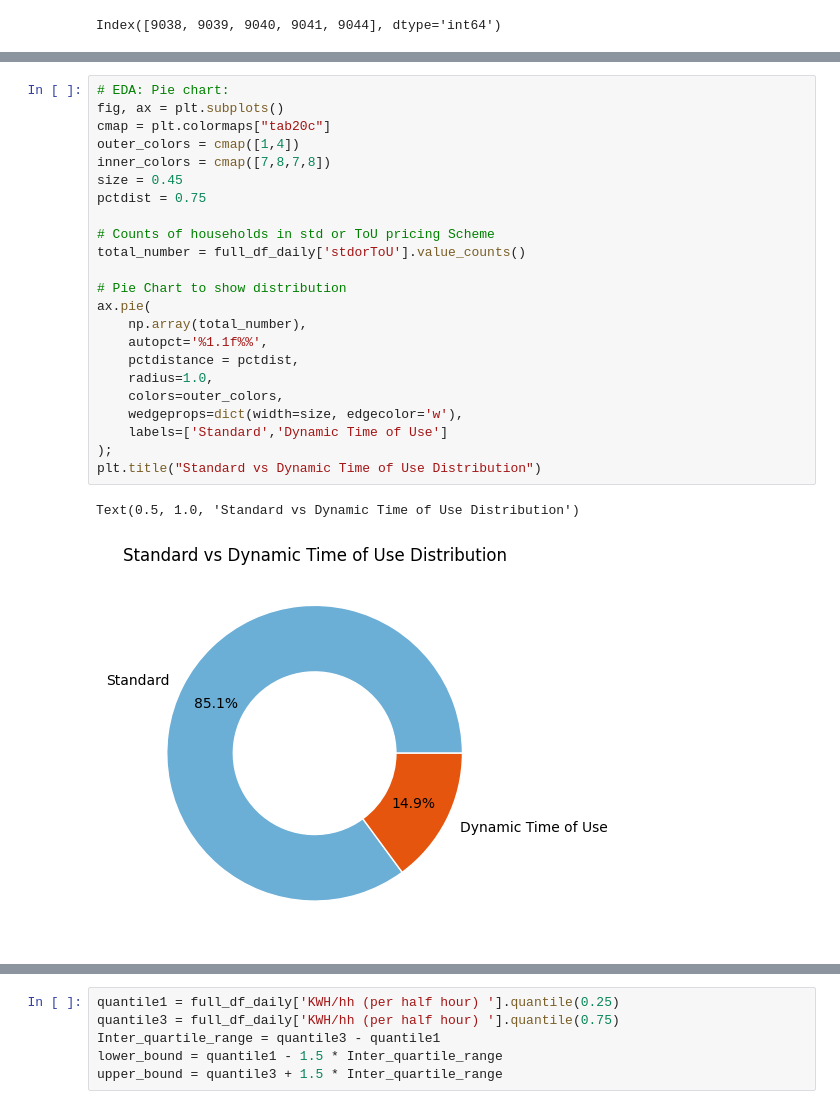
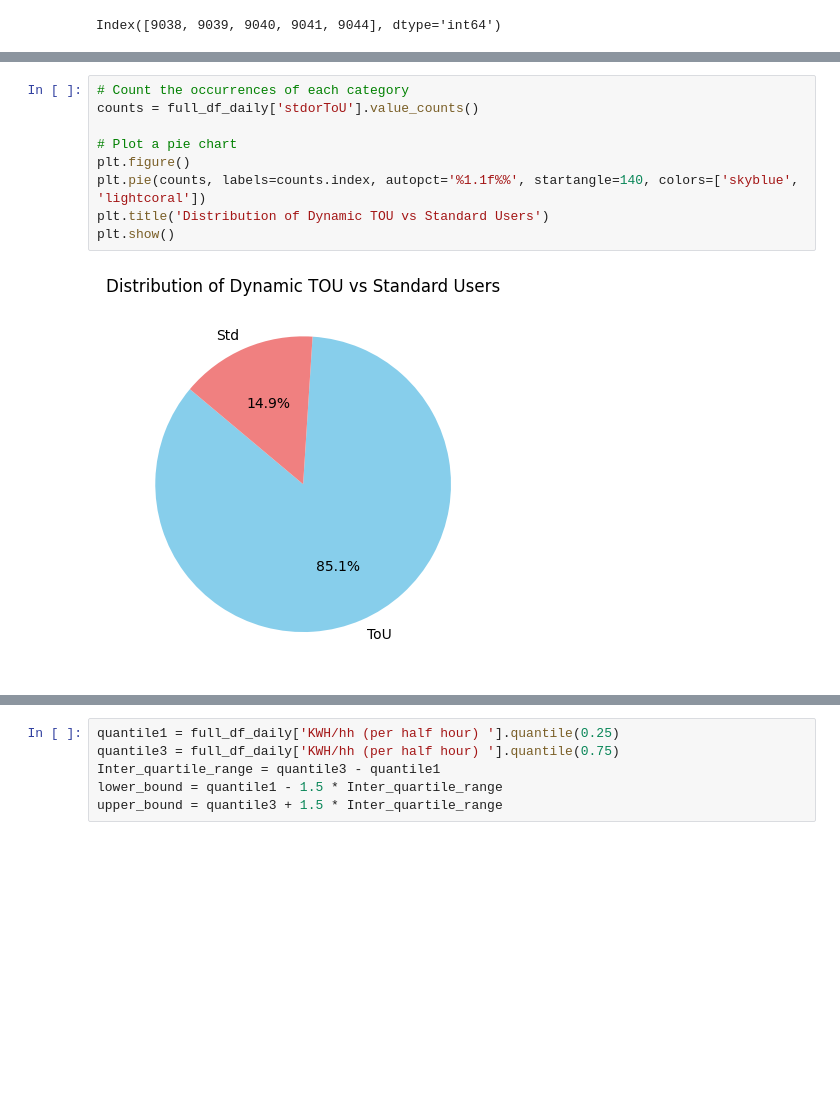
Before and after one commit to asgharlaib/Project_v1, a Jupyter notebook: Project.ipynb, the cells around one changed output, grey strips where cells are left out. Drawn from its saved outputs; the diff is of its cells as text; blank space fills up the shorter version.

```diff
--- a/Project.ipynb
+++ b/Project.ipynb
@@ -179,29 +179,14 @@ full_df_daily.describe()
 | max | 1.391292 |
-# %%
-# EDA: Pie chart:
-fig, ax = plt.subplots()
-cmap = plt.colormaps["tab20c"]
-outer_colors = cmap([1,4])
-inner_colors = cmap([7,8,7,8])
-size = 0.45
-pctdist = 0.75
-
-# Counts of households in std or ToU pricing Scheme
-total_number = full_df_daily['stdorToU'].value_counts()
-
-# Pie Chart to show distribution
-ax.pie(
-    np.array(total_number),
-    autopct='%1.1f%%',
-    pctdistance = pctdist,
-    radius=1.0,
-    colors=outer_colors,
-    wedgeprops=dict(width=size, edgecolor='w'),
-    labels=['Standard','Dynamic Time of Use']
-);
-plt.title("Standard vs Dynamic Time of Use Distribution")
-# %% [output]
-Text(0.5, 1.0, 'Standard vs Dynamic Time of Use Distribution')
-[figure, removed]
+# %%
+# Count the occurrences of each category
+counts = full_df_daily['stdorToU'].value_counts()
+
+# Plot a pie chart
+plt.figure()
+plt.pie(counts, labels=counts.index, autopct='%1.1f%%', startangle=140, colors=['skyblue', 'lightcoral'])
+plt.title('Distribution of Dynamic TOU vs Standard Users')
+plt.show()
+# %% [output]
+[figure, added]
 # %%
 # Filter for dynamic and standard pricing
```
Also changed, not shown: parts of 5 cells of this notebook.
